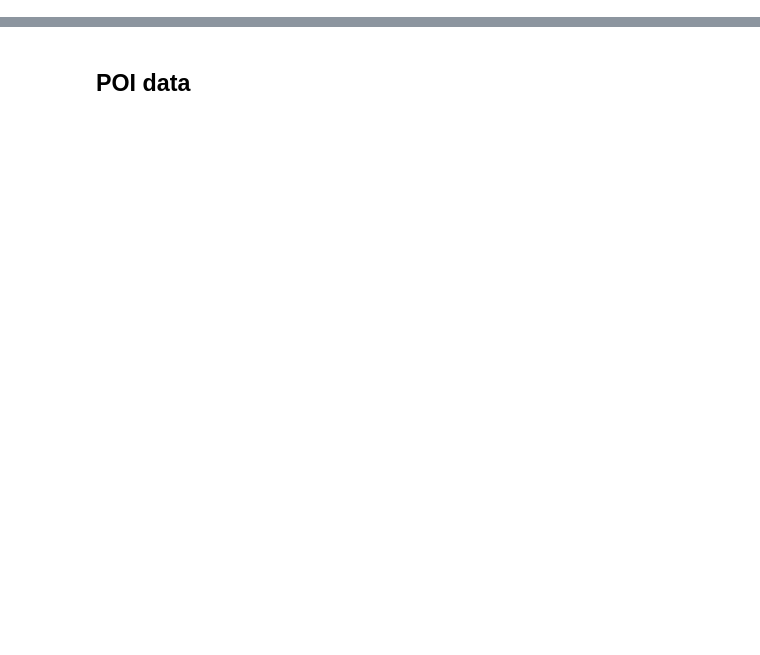
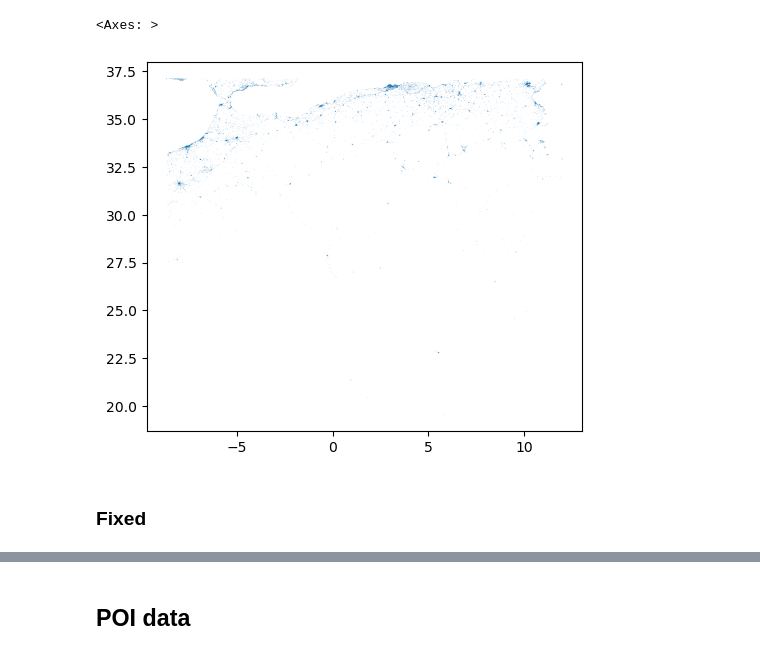
Before and after one commit to FNS-Division/algeria24-training, a Jupyter notebook: eda-standardization.ipynb, the cells around one changed output, grey strips where cells are left out. Drawn from its saved outputs; the diff is of its cells as text; code cells hidden in the pictures; blank space fills up the shorter version.

```diff
--- a/eda-standardization.ipynb
+++ b/eda-standardization.ipynb
@@ -2,0 +40,14 @@ import geopandas as gpd
+# %%
+mobile_perf_tiles_url = get_perf_tiles_parquet_url("mobile", 2024, 2)
+# %%
+bbox_filters = [('tile_y', '<=', algeria_boundary[3]), ('tile_y', '>=', algeria_boundary[1]),
+                ('tile_x', '<=', algeria_boundary[2]), ('tile_x', '>=', algeria_boundary[0])]
+# %%
+if fetch_data:
+    mobile_tiles_df = pd.read_parquet(mobile_perf_tiles_url,
+                           filters=bbox_filters,
+                           columns=['tile_x', 'tile_y', 'tests', 'avg_d_kbps', 'avg_lat_ms'],
+                           storage_options={"s3": {"anon": True}}
+                           )
+else:
+    mobile_tiles_df = pd.read_csv("https://zstagigaprodeuw1.blob.core.windows.net/gigainframapkit-public-container/algeria/algeria-ookla-mobile-tiles.csv")
@@ -2,0 +68,10 @@ import geopandas as gpd
+# %%
+tile_size_at_latitude=610.8*np.cos(math.radians(algeria_latitude))
+buffers = mobile_tiles_df.to_crs(algeria_utm).buffer(tile_size_at_latitude).to_crs("EPSG:4326")
+single_polygon = unary_union(buffers)
+gdf_single = gpd.GeoDataFrame(geometry=[single_polygon])
+# %%
+gdf_single.plot()
+# %% [output]
+<Axes: >
+[figure, added]
@@ -2,0 +82,2 @@ import geopandas as gpd
+# %% [markdown]
+### Fixed
```
Also changed, not shown: parts of 33 cells of this notebook, 2 other files.
